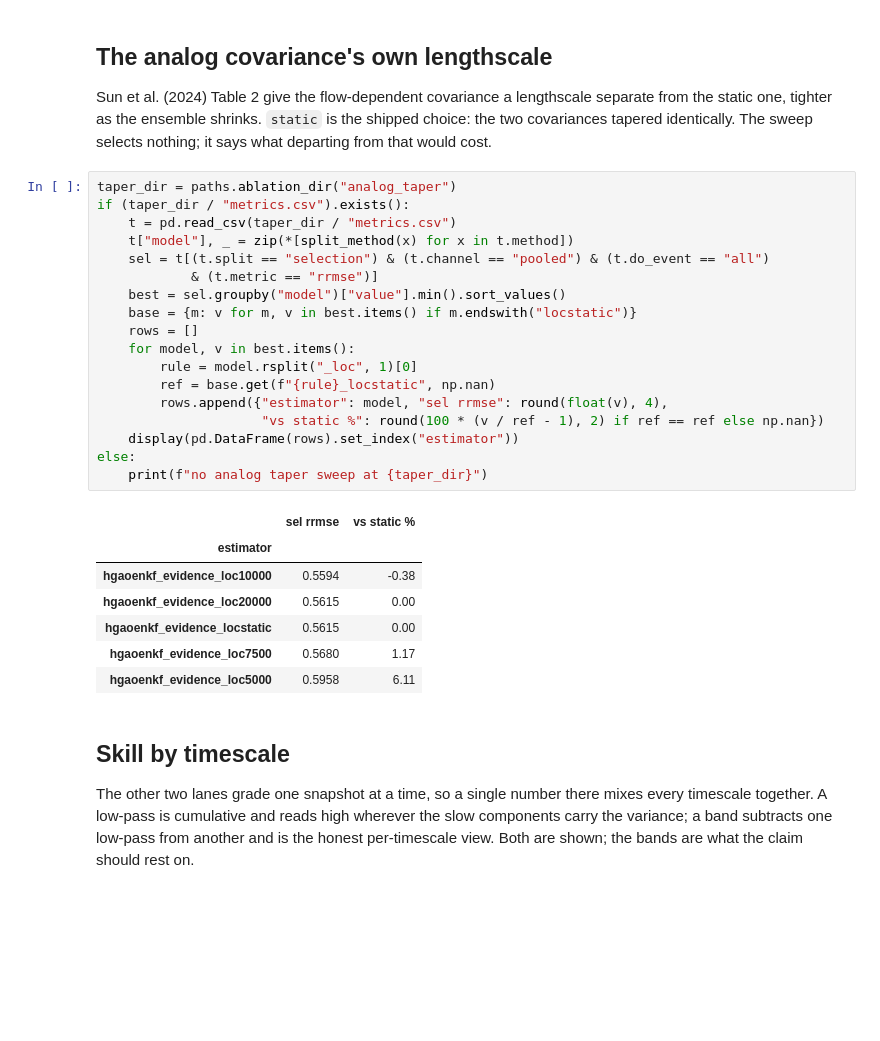
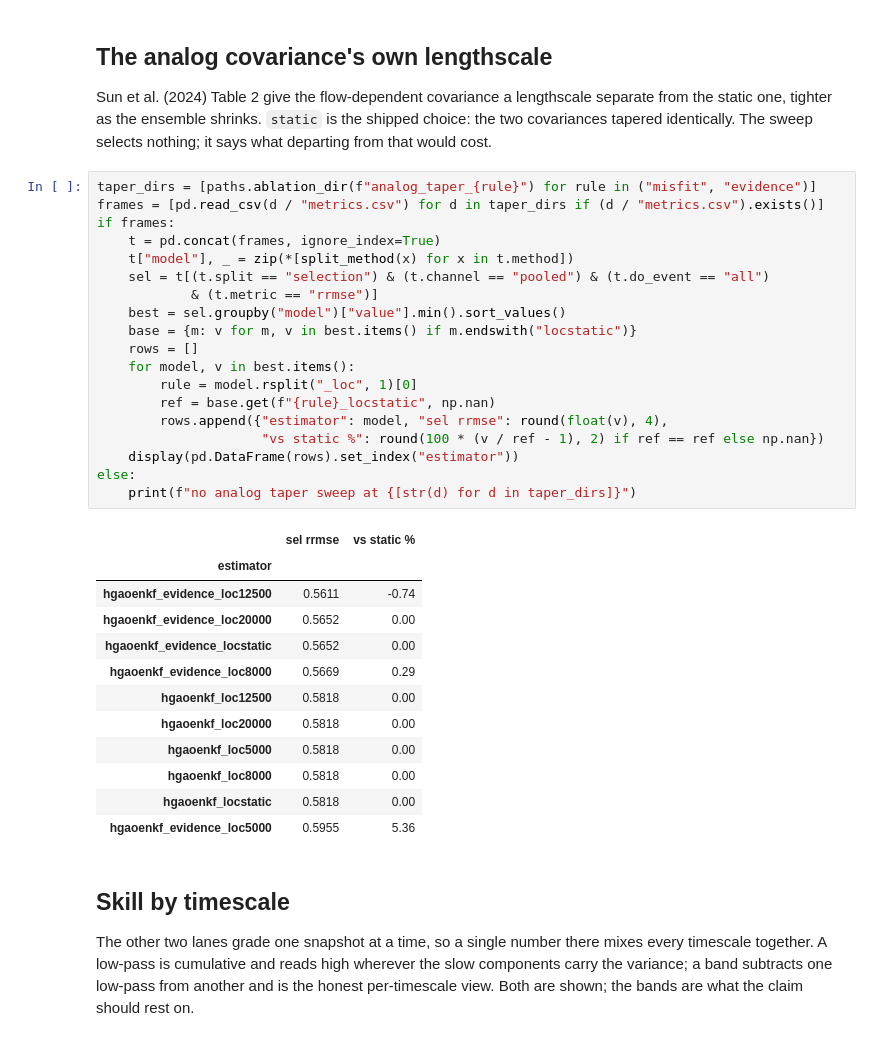
Before and after one commit to evgeni-g-georgiev/sparse_paleoclimate_field_reconstruction, a Jupyter notebook: notebooks/results_summary.ipynb, the cells around one changed output. Cells and saved outputs as stored; diff of their text form; blank space fills up the shorter version.

Commit message:
chore(notebooks): read both analog taper sweeps
The taper cell took a single directory. Outputs are from a rerun
against the chordal results.

```diff
--- a/notebooks/results_summary.ipynb
+++ b/notebooks/results_summary.ipynb
@@ -386,31 +385,37 @@ the static one, tighter as the ensemble shrinks. `static` is the shipped choice:
 covariances tapered identically. The sweep selects nothing; it says what departing from
 that would cost.
 # %%
-taper_dir = paths.ablation_dir("analog_taper")
-if (taper_dir / "metrics.csv").exists():
-    t = pd.read_csv(taper_dir / "metrics.csv")
+taper_dirs = [paths.ablation_dir(f"analog_taper_{rule}") for rule in ("misfit", "evidence")]
+frames = [pd.read_csv(d / "metrics.csv") for d in taper_dirs if (d / "metrics.csv").exists()]
+if frames:
+    t = pd.concat(frames, ignore_index=True)
     t["model"], _ = zip(*[split_method(x) for x in t.method])
     sel = t[(t.split == "selection") & (t.channel == "pooled") & (t.do_event == "all")
             & (t.metric == "rrmse")]
     best = sel.groupby("model")["value"].min().sort_values()
     base = {m: v for m, v in best.items() if m.endswith("locstatic")}
     rows = []
     for model, v in best.items():
         rule = model.rsplit("_loc", 1)[0]
         ref = base.get(f"{rule}_locstatic", np.nan)
         rows.append({"estimator": model, "sel rrmse": round(float(v), 4),
                      "vs static %": round(100 * (v / ref - 1), 2) if ref == ref else np.nan})
     display(pd.DataFrame(rows).set_index("estimator"))
 else:
-    print(f"no analog taper sweep at {taper_dir}")
+    print(f"no analog taper sweep at {[str(d) for d in taper_dirs]}")
 # %% [output]
 |  | sel rrmse | vs static % |
 | estimator |  |  |
-| hgaoenkf_evidence_loc10000 | 0.5594 | -0.38 |
-| hgaoenkf_evidence_loc20000 | 0.5615 | 0.00 |
-| hgaoenkf_evidence_locstatic | 0.5615 | 0.00 |
-| hgaoenkf_evidence_loc7500 | 0.5680 | 1.17 |
-| hgaoenkf_evidence_loc5000 | 0.5958 | 6.11 |
+| hgaoenkf_evidence_loc12500 | 0.5611 | -0.74 |
+| hgaoenkf_evidence_loc20000 | 0.5652 | 0.00 |
+| hgaoenkf_evidence_locstatic | 0.5652 | 0.00 |
+| hgaoenkf_evidence_loc8000 | 0.5669 | 0.29 |
+| hgaoenkf_loc12500 | 0.5818 | 0.00 |
+| hgaoenkf_loc20000 | 0.5818 | 0.00 |
+| hgaoenkf_loc5000 | 0.5818 | 0.00 |
+| hgaoenkf_loc8000 | 0.5818 | 0.00 |
+| hgaoenkf_locstatic | 0.5818 | 0.00 |
+| hgaoenkf_evidence_loc5000 | 0.5955 | 5.36 |
 # %% [markdown]
 ## Skill by timescale
 
```
Also changed, not shown: parts of 10 cells of this notebook.
